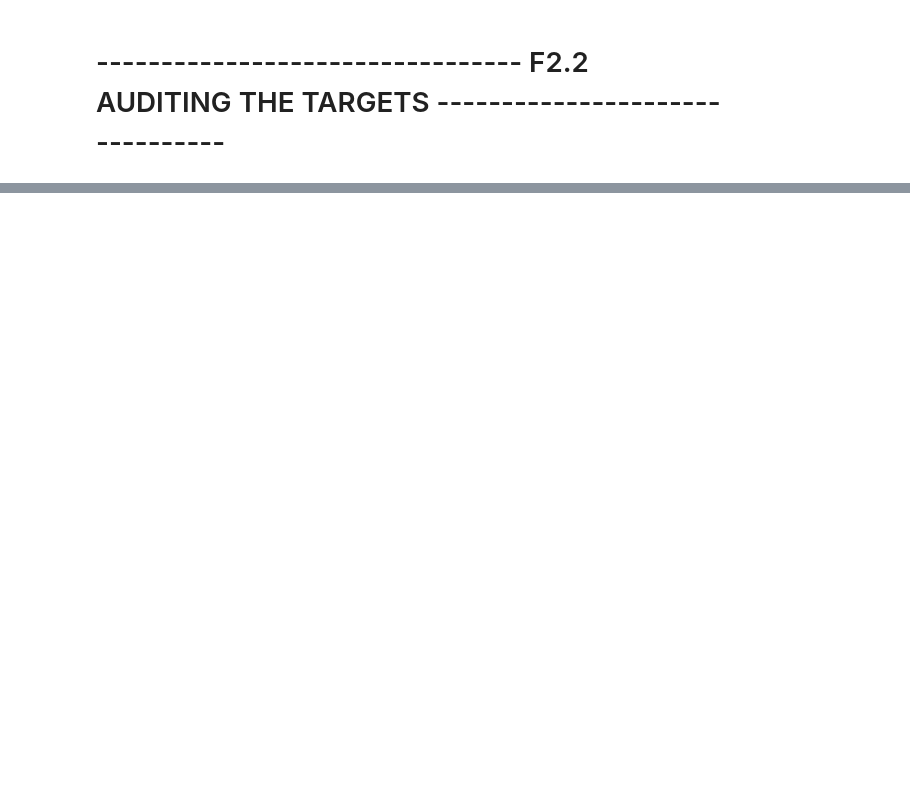
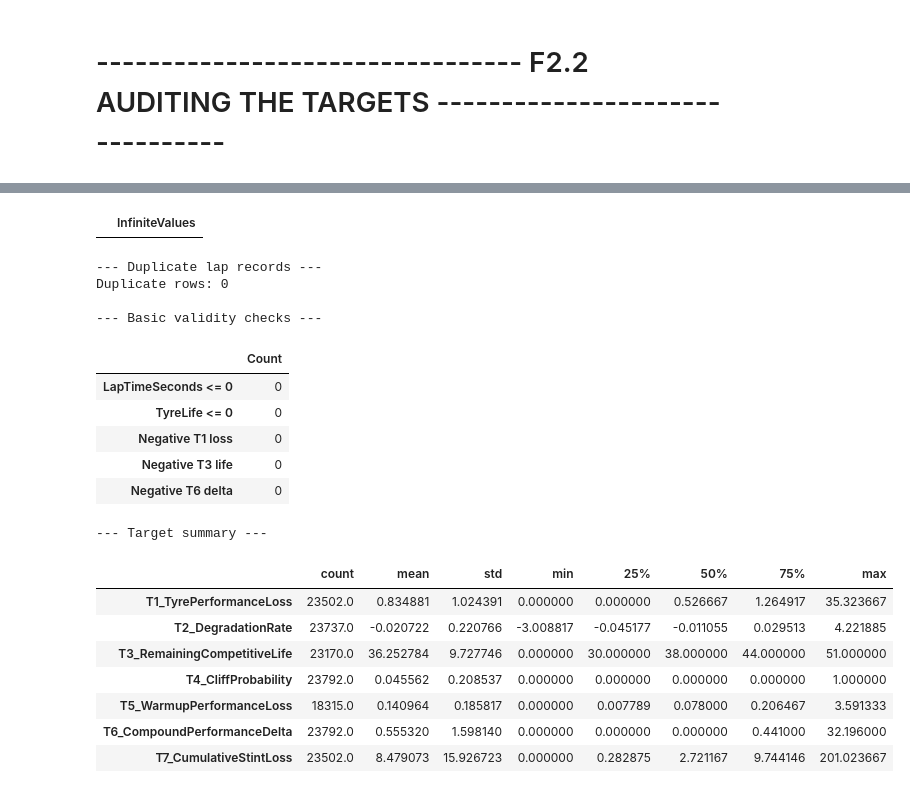
Before and after one commit to mohammedDhinojwala/f1-ai-race-strategy, a Jupyter notebook: notebooks/01_data_investigation.ipynb, the cells around one changed output, grey strips where cells are left out. Drawn from its saved outputs; the diff is of its cells as text; code cells hidden in the pictures; blank space fills up the shorter version.

```diff
--- a/notebooks/01_data_investigation.ipynb
+++ b/notebooks/01_data_investigation.ipynb
@@ -10123,0 +10152,60 @@ T7_CumulativeStintLoss
+# %%
+import numpy as np
+import pandas as pd
+
+# 1. Dataset size
+print("Dataset shape:", f2.shape)
+
+# 2. Missing values
+missing = f2.isna().sum()
+missing = missing[missing > 0].sort_values(ascending=False)
+
+print("\n--- Missing values ---")
+display(missing.to_frame("MissingRows"))
+
+# 3. Infinite numeric values
+numeric = f2.select_dtypes(include="number")
+infinity_counts = pd.Series(
+    np.isinf(numeric).sum(),
+    name="InfiniteValues"
+)
+infinity_counts = infinity_counts[infinity_counts > 0]
+
+print("\n--- Infinite values ---")
+display(infinity_counts.to_frame())
+
+# 4. Duplicate lap records
+key_cols = [
+    "Year", "EventName", "SessionType", "Driver", "LapNumber"
+]
+key_cols = [c for c in key_cols if c in f2.columns]
+
+print("\n--- Duplicate lap records ---")
+print("Duplicate rows:", f2.duplicated(key_cols).sum())
+
+# 5. Basic invalid-value checks
+checks = {
+    "LapTimeSeconds <= 0": (f2["LapTimeSeconds"] <= 0).sum(),
+    "TyreLife <= 0": (f2["TyreLife"] <= 0).sum(),
+    "Negative T1 loss": (f2["T1_TyrePerformanceLoss"] < 0).sum(),
+    "Negative T3 life": (f2["T3_RemainingCompetitiveLife"] < 0).sum(),
+    "Negative T6 delta": (f2["T6_CompoundPerformanceDelta"] < 0).sum(),
+}
+
+print("\n--- Basic validity checks ---")
+display(pd.Series(checks, name="Count").to_frame())
+
+# 6. Target distributions
+targets = [
+    "T1_TyrePerformanceLoss",
+    "T2_DegradationRate",
+    "T3_RemainingCompetitiveLife",
+    "T4_CliffProbability",
+    "T5_WarmupPerformanceLoss",
+    "T6_CompoundPerformanceDelta",
+    "T7_CumulativeStintLoss"
+]
+
+print("\n--- Target summary ---")
+display(f2[targets].describe().T)
+# %% [output]
@@ -10123,0 +10233,20 @@ T7_CumulativeStintLoss
+|  | InfiniteValues |
+--- Duplicate lap records ---
+Duplicate rows: 0
+
+--- Basic validity checks ---
+|  | Count |
+| LapTimeSeconds <= 0 | 0 |
+| TyreLife <= 0 | 0 |
+| Negative T1 loss | 0 |
+| Negative T3 life | 0 |
+| Negative T6 delta | 0 |
+--- Target summary ---
+|  | count | mean | std | min | 25% | 50% | 75% | max |
+| T1_TyrePerformanceLoss | 23502.0 | 0.834881 | 1.024391 | 0.000000 | 0.000000 | 0.526667 | 1.264917 | 35.323667 |
+| T2_DegradationRate | 23737.0 | -0.020722 | 0.220766 | -3.008817 | -0.045177 | -0.011055 | 0.029513 | 4.221885 |
+| T3_RemainingCompetitiveLife | 23170.0 | 36.252784 | 9.727746 | 0.000000 | 30.000000 | 38.000000 | 44.000000 | 51.000000 |
+| T4_CliffProbability | 23792.0 | 0.045562 | 0.208537 | 0.000000 | 0.000000 | 0.000000 | 0.000000 | 1.000000 |
+| T5_WarmupPerformanceLoss | 18315.0 | 0.140964 | 0.185817 | 0.000000 | 0.007789 | 0.078000 | 0.206467 | 3.591333 |
+| T6_CompoundPerformanceDelta | 23792.0 | 0.555320 | 1.598140 | 0.000000 | 0.000000 | 0.000000 | 0.441000 | 32.196000 |
+| T7_CumulativeStintLoss | 23502.0 | 8.479073 | 15.926723 | 0.000000 | 0.282875 | 2.721167 | 9.744146 | 201.023667 |
```
Also changed, not shown: parts of 16 cells of this notebook.
